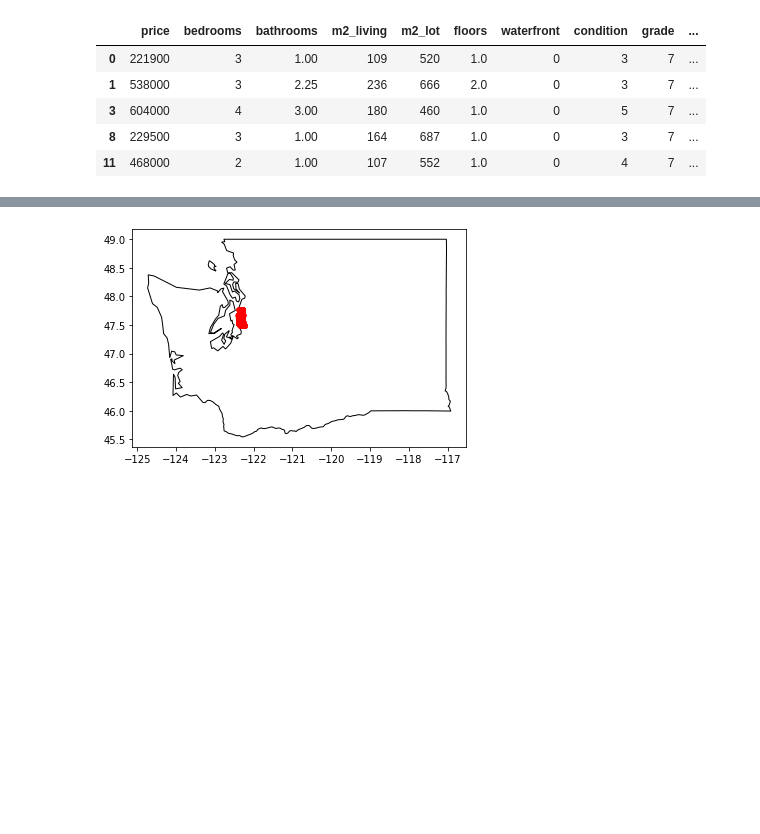
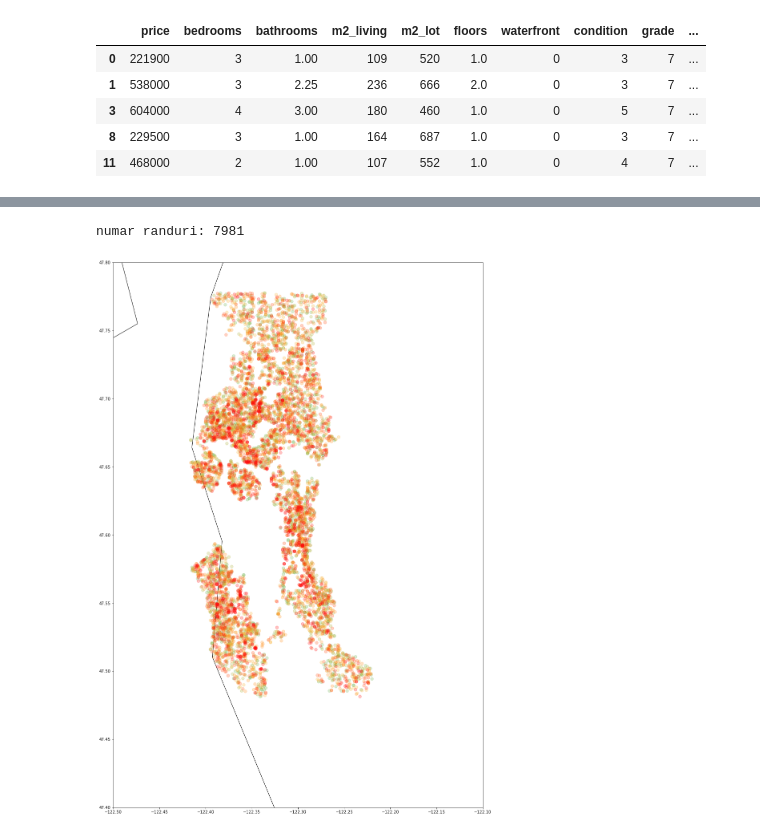
Before and after one commit to jafetimbre/mib-fiesta, a Jupyter notebook: src/beresescu_copy.ipynb, the cells around one changed output, grey strips where cells are left out. Drawn from its saved outputs; the diff is of its cells as text; code cells hidden in the pictures; blank space fills up the shorter version.

```diff
--- a/src/beresescu_copy.ipynb
+++ b/src/beresescu_copy.ipynb
@@ -149,9 +152,20 @@ houses
-# %%
-usa[usa.STATE_NAME == "Washington"].plot(color='white', edgecolor="black")
-for i, row in houses.iterrows():
-  plt.plot(row['long'], row['lat'], marker=".", color="red")
-plt.show()
-# %% [output]
-[figure, removed]
+# %%
+ax = usa[usa.STATE_NAME == "Washington"].plot(color='white', edgecolor="black", figsize=(25,25))
+#ax.margins(x=-0.2, y=-0.45)
+ax.set_xlim(-122.5, -122.1)
+ax.set_ylim(47.4, 47.8)
+gradient_arr = ['#69B34C', '#ACB334', '#FAB334', '#FF8E15', '#FF4E11', '#FF0D0D']
+houses.sort_values(by=['price'])
+row_numbers = len(houses['price'])
+print("numar randuri:", row_numbers)
+separator = row_numbers / 6
+
+for i, row in houses.iterrows():
+  plt.plot(row['long'], row['lat'], marker=".", color=gradient_arr[int(i/separator)], markersize=15, alpha=0.25)
+#plt.legend(['green', 'light green', 'light yellow', 'yellow', 'orange', 'red'], ['cheapest', 'cheaper', 'below average', 'above average', 'expensive', 'the most expensive']);
+plt.show()
+# %% [output]
+numar randuri: 7981
+[figure, added]
 # %%
 seattle_map = folium.Map(location=[47.6561, -122.005],
```
Also changed, not shown: parts of 6 cells of this notebook.
